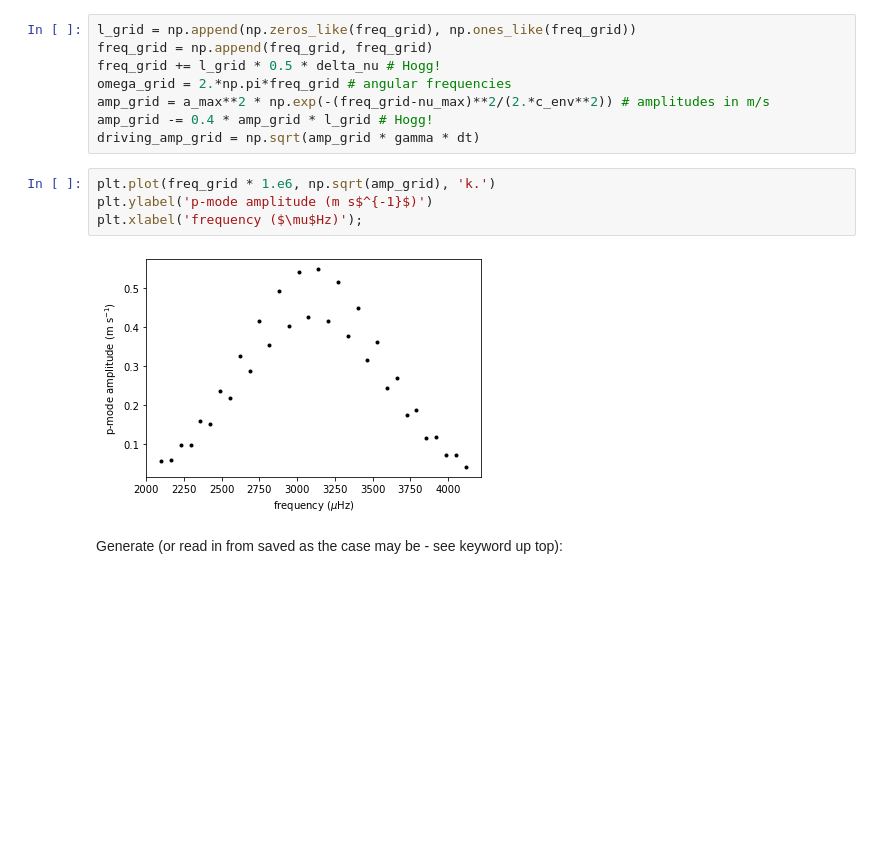
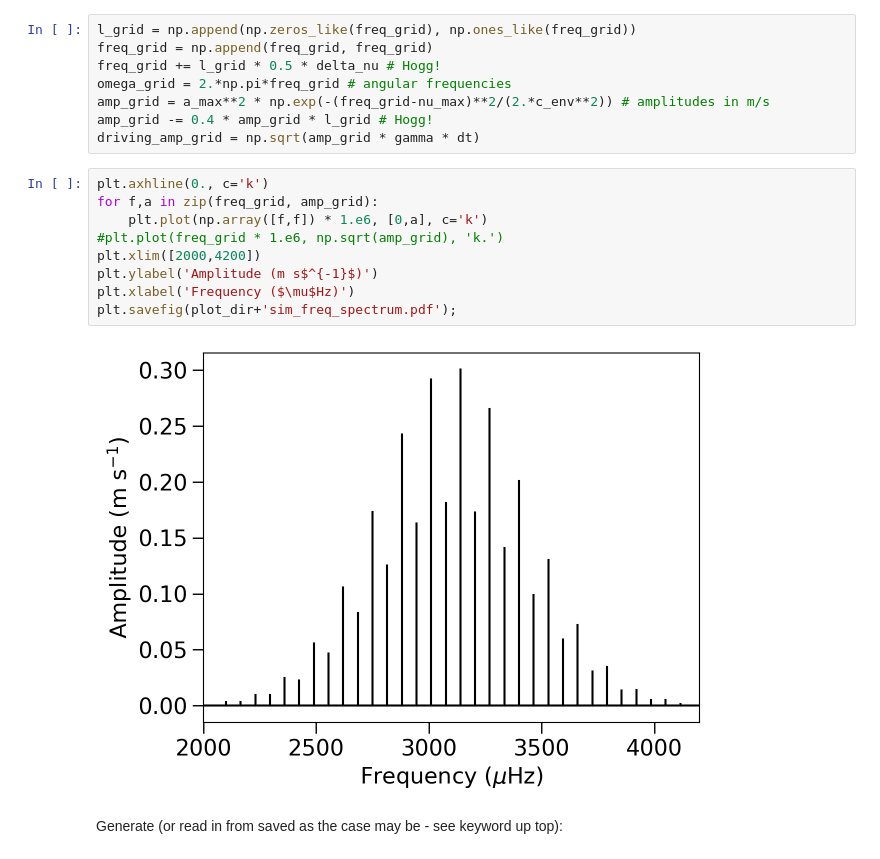
Before and after one commit to megbedell/pmodes, a Jupyter notebook: experiments/01-simulating-data.ipynb, the cells around one changed output. Cells and saved outputs as stored; diff of their text form; blank space fills up the shorter version.

Commit message:
saving prettier figures

```diff
--- a/experiments/01-simulating-data.ipynb
+++ b/experiments/01-simulating-data.ipynb
@@ -142,11 +141,16 @@ amp_grid = a_max**2 * np.exp(-(freq_grid-nu_max)**2/(2.*c_env**2)) # amplitudes
 amp_grid -= 0.4 * amp_grid * l_grid # Hogg!
 driving_amp_grid = np.sqrt(amp_grid * gamma * dt)
 # %%
-plt.plot(freq_grid * 1.e6, np.sqrt(amp_grid), 'k.')
-plt.ylabel('p-mode amplitude (m s$^{-1}$)')
-plt.xlabel('frequency ($\mu$Hz)');
+plt.axhline(0., c='k')
+for f,a in zip(freq_grid, amp_grid):
+    plt.plot(np.array([f,f]) * 1.e6, [0,a], c='k')
+#plt.plot(freq_grid * 1.e6, np.sqrt(amp_grid), 'k.')
+plt.xlim([2000,4200])
+plt.ylabel('Amplitude (m s$^{-1}$)')
+plt.xlabel('Frequency ($\mu$Hz)')
+plt.savefig(plot_dir+'sim_freq_spectrum.pdf');
 # %% [output]
-[figure, old version]
+[figure, new version]
 # %% [markdown]
 Generate (or read in from saved as the case may be - see keyword up top):
 # %%
```
Also changed, not shown: parts of 17 cells of this notebook, 3 other files.
